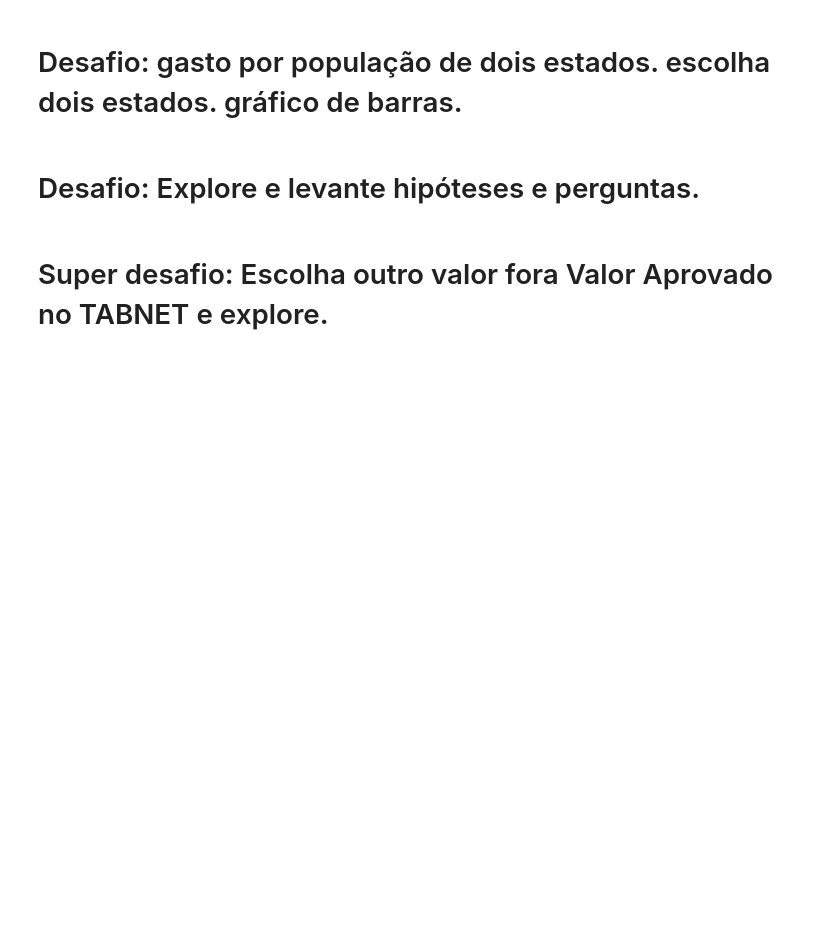
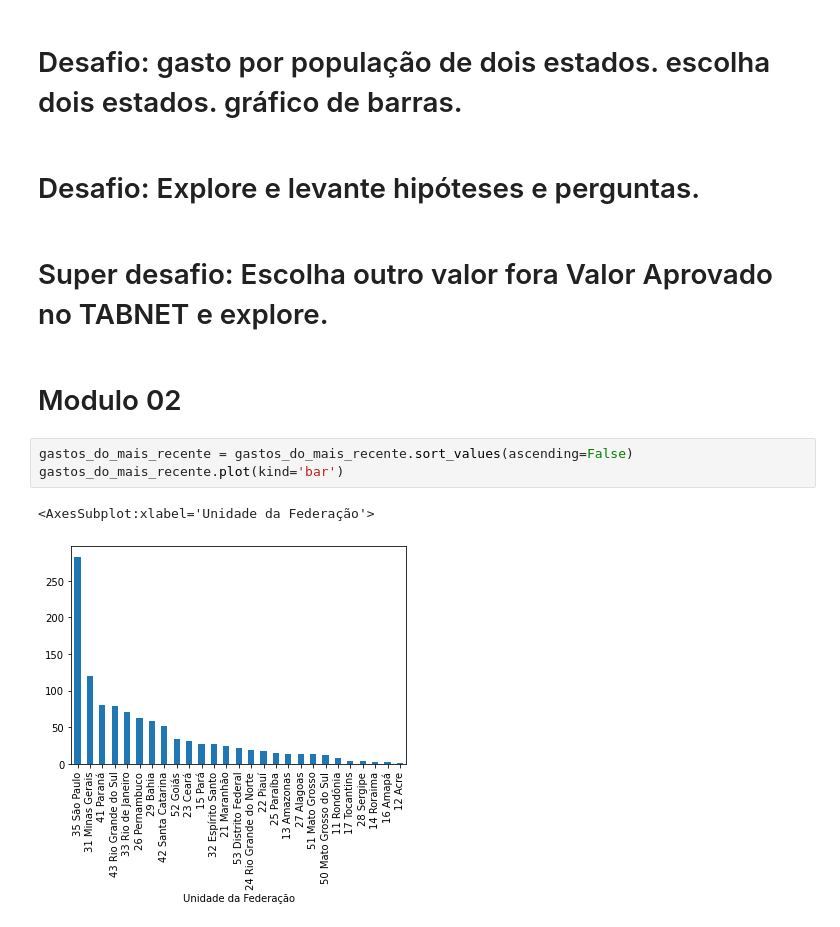
Before and after one commit to jhonnyribeiro/bootcamp-data-science, a Jupyter notebook: 02-tratamento-exploracao-visualizacao-dev-dados/Bootcamp_Data_Science_Hospitalar_aula_01.ipynb, the cells around one changed output. Drawn from its saved outputs; the diff is of its cells as text; blank space fills up the shorter version.

```diff
--- a/02-tratamento-exploracao-visualizacao-dev-dados/Bootcamp_Data_Science_Hospitalar_aula_01.ipynb
+++ b/02-tratamento-exploracao-visualizacao-dev-dados/Bootcamp_Data_Science_Hospitalar_aula_01.ipynb
@@ -589,3 +592,11 @@ gastos_do_mais_recente.plot(kind='bar')
 # Desafio: Explore e levante hipóteses e perguntas.
 # %% [markdown]
 # Super desafio: Escolha outro valor fora Valor Aprovado no TABNET e explore.
+# %% [markdown]
+# Modulo 02
+# %%
+gastos_do_mais_recente = gastos_do_mais_recente.sort_values(ascending=False)
+gastos_do_mais_recente.plot(kind='bar')
+# %% [output]
+<AxesSubplot:xlabel='Unidade da Federação'>
+[figure, added]
```
Also changed, not shown: parts of 15 cells of this notebook.
